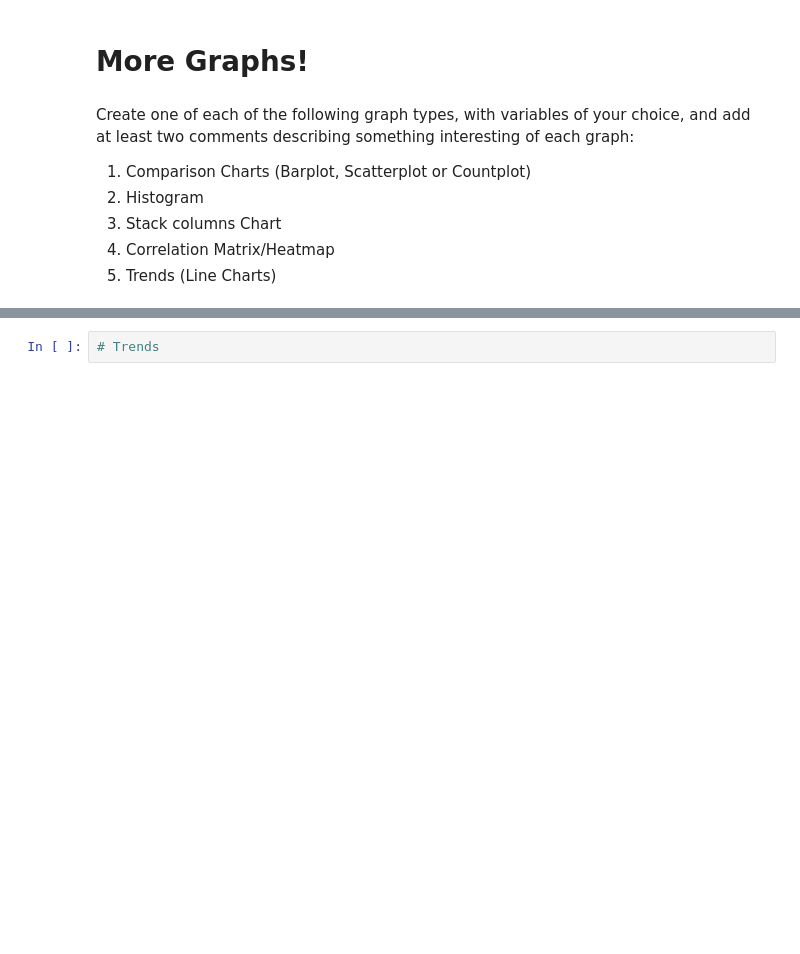
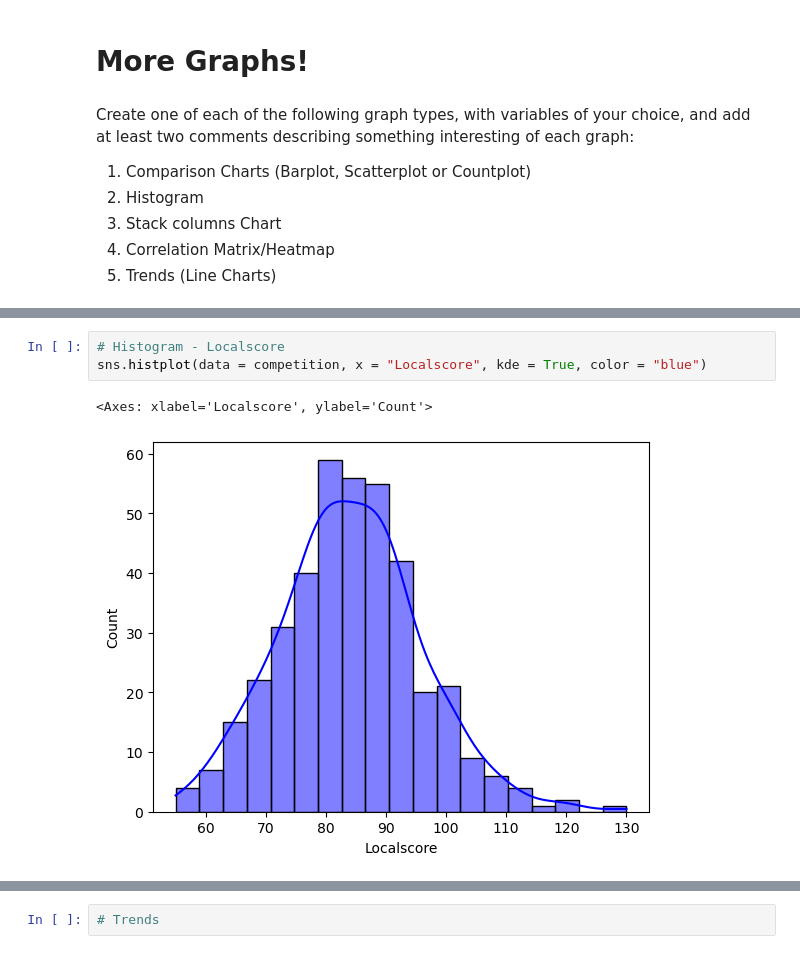
Before and after one commit to FILET81/MGM-BootCamp_DAPT-SEPT2024, a Jupyter notebook: week4/w4-visualization.ipynb, the cells around one changed output, grey strips where cells are left out. Saved outputs shown, nothing was run; the diff lists cells and outputs as text; blank space fills up the shorter version.

```diff
--- a/week4/w4-visualization.ipynb
+++ b/week4/w4-visualization.ipynb
@@ -62,0 +121,6 @@ Create one of each of the following graph types, with variables of your choice,
+# %%
+# Histogram - Localscore
+sns.histplot(data = competition, x = "Localscore", kde = True, color = "blue")
+# %% [output]
+<Axes: xlabel='Localscore', ylabel='Count'>
+[figure, added]
```
Also changed, not shown: parts of 39 cells of this notebook, 25 other files.
